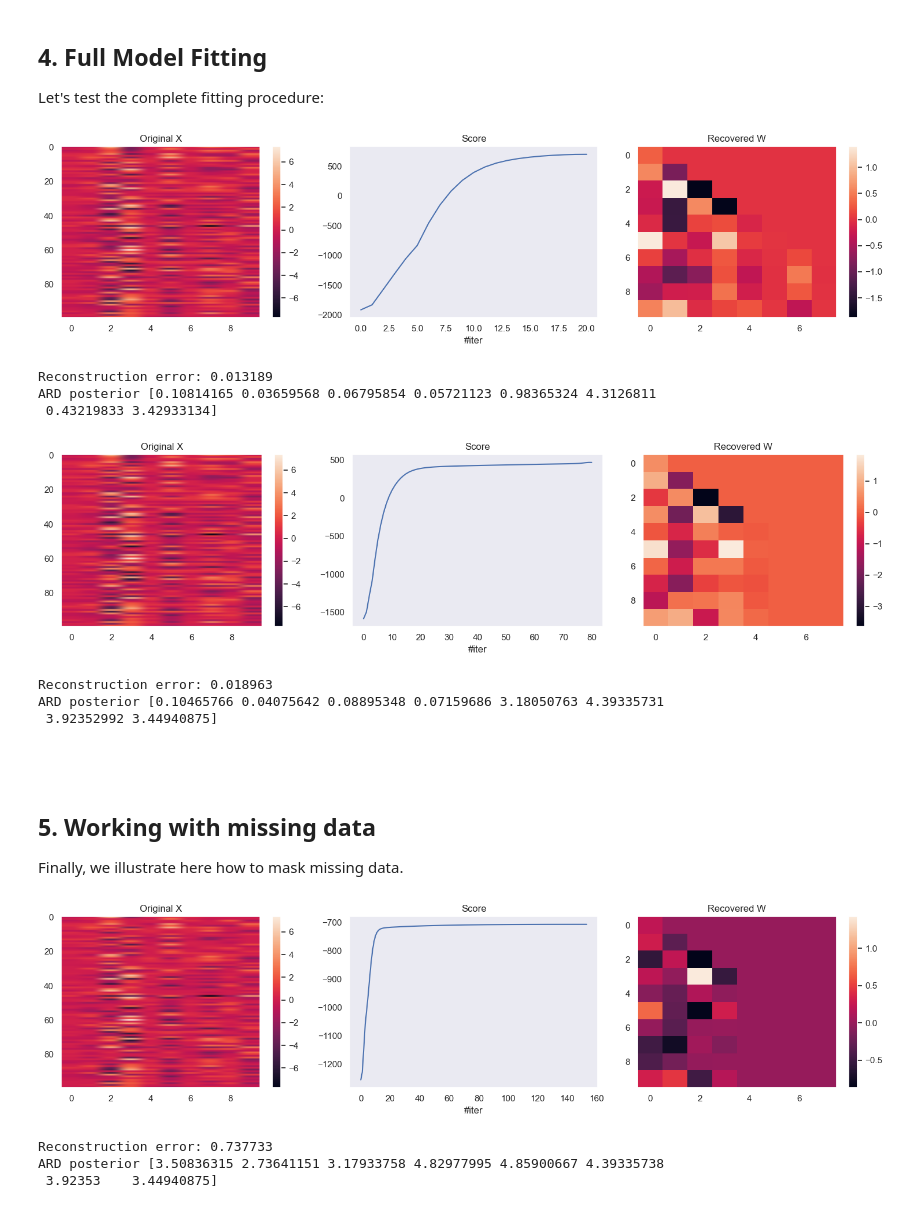
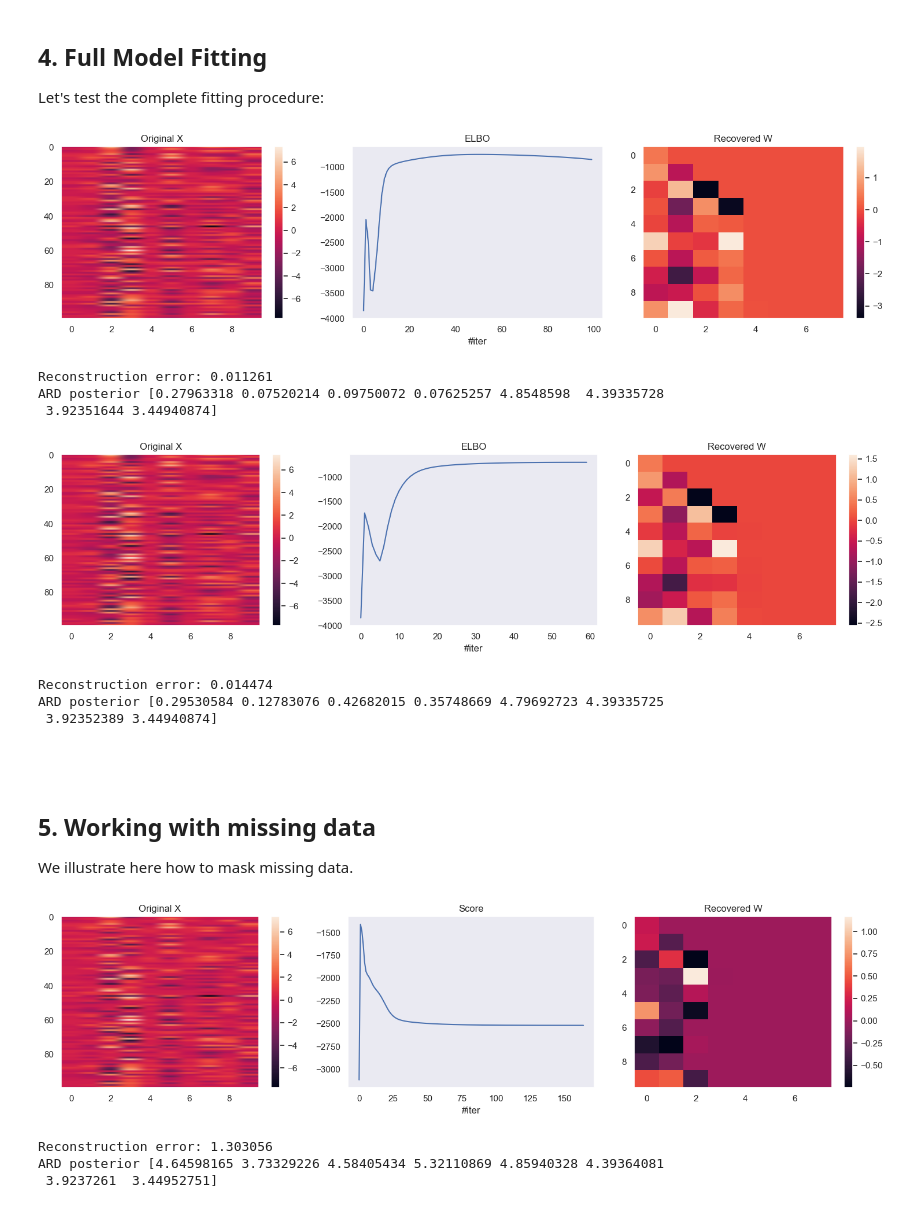
Before and after one commit to dimarkov/sppcax, a Jupyter notebook: examples/debug_factor_analysis.ipynb, the cells around one changed output. Cells and saved outputs as stored; diff of their text form; code cells hidden in the pictures.

Commit message:
updated notebook with an example where data is MVN distributed

```diff
--- a/examples/debug_factor_analysis.ipynb
+++ b/examples/debug_factor_analysis.ipynb
@@ -209,49 +209,49 @@ Let's test the complete fitting procedure:
 model = PPCA(n_components=2*n_components, n_features=n_features)
 
 # Fit model
-fitted_model, lls = model.fit(X, tol=2.0)
+fitted_model, elbos = model.fit(X, tol=1e-2)
 
 # Transform data
 qz = fitted_model.transform(X)
 X_reconstructed = fitted_model.inverse_transform(qz.mean)
 
 # Visualize results
 plt.figure(figsize=(15, 4))
 
 plt.subplot(131)
 plt.imshow(X, aspect='auto')
 plt.title('Original X')
 plt.colorbar()
 
 plt.subplot(132)
-plt.plot(lls)
-plt.title('Score')
+plt.plot(elbos)
+plt.title('ELBO')
 plt.xlabel('#iter')
 
 plt.subplot(133)
 plt.imshow(fitted_model.W_dist.mean, aspect='auto')
 plt.title('Recovered W')
 plt.colorbar()
 
 plt.tight_layout()
 plt.show()
 
 # Print reconstruction error
 error = jnp.mean((X - X_reconstructed) ** 2)
 print(f"Reconstruction error: {error:.6f}")
 
 print("ARD posterior", fitted_model.W_dist.gamma.mean)
 # %% [output]
-[figure, old version]
+[figure, new version]
-Reconstruction error: 0.013189
-ARD posterior [0.10814165 0.03659568 0.06795854 0.05721123 0.98365324 4.3126811
- 0.43219833 3.42933134]
+Reconstruction error: 0.011261
+ARD posterior [0.27963318 0.07520214 0.09750072 0.07625257 4.8548598  4.39335728
+ 3.92351644 3.44940874]
 # %%
 # Initialize model
 model = FactorAnalysis(n_components=2 * n_components, n_features=n_features)
 
 # Fit model
-fitted_model, lls = model.fit(X, tol=.5, n_iter=200)
+fitted_model, elbos = model.fit(X, tol=1e-2)
 
 # Transform data
 qz = fitted_model.transform(X)
@@ -266,8 +266,8 @@ plt.title('Original X')
 plt.colorbar()
 
 plt.subplot(132)
-plt.plot(lls)
-plt.title('Score')
+plt.plot(elbos)
+plt.title('ELBO')
 plt.xlabel('#iter')
 
 plt.subplot(133)
@@ -284,16 +284,16 @@ print(f"Reconstruction error: {error:.6f}")
 
 print("ARD posterior", fitted_model.W_dist.gamma.mean)
 # %% [output]
-[figure, old version]
+[figure, new version]
-Reconstruction error: 0.018963
-ARD posterior [0.10465766 0.04075642 0.08895348 0.07159686 3.18050763 4.39335731
- 3.92352992 3.44940875]
+Reconstruction error: 0.014474
+ARD posterior [0.29530584 0.12783076 0.42682015 0.35748669 4.79692723 4.39335725
+ 3.92352389 3.44940874]
 # %% [markdown]
 #
 # %% [markdown]
 ## 5. Working with missing data
 
-Finally, we illustrate here how to mask missing data.
+We illustrate here how to mask missing data.
 # %%
 # mask 20% of the observed features
 key, _key = jr.split(key)
@@ -303,7 +303,7 @@ data_mask = jr.bernoulli(_key, p=.8, shape=X.shape)
 model = FactorAnalysis(n_components=2 * n_components, n_features=n_features, data_mask=data_mask)
 
 # Fit model
-fitted_model, lls = model.fit(X, tol=1e-4, n_iter=200)
+fitted_model, lls = model.fit(X, tol=1e-2, n_iter=200)
 
 # Transform data
 qz = fitted_model.transform(X, use_data_mask=False)
@@ -336,7 +336,7 @@ print(f"Reconstruction error: {error:.6f}")
 
 print("ARD posterior", fitted_model.W_dist.gamma.mean)
 # %% [output]
-[figure, old version]
+[figure, new version]
-Reconstruction error: 0.737733
-ARD posterior [3.50836315 2.73641151 3.17933758 4.82977995 4.85900667 4.39335738
- 3.92353    3.44940875]
+Reconstruction error: 1.303056
+ARD posterior [4.64598165 3.73329226 4.58405434 5.32110869 4.85940328 4.39364081
+ 3.9237261  3.44952751]
```
Also changed, not shown: parts of 3 cells of this notebook.
